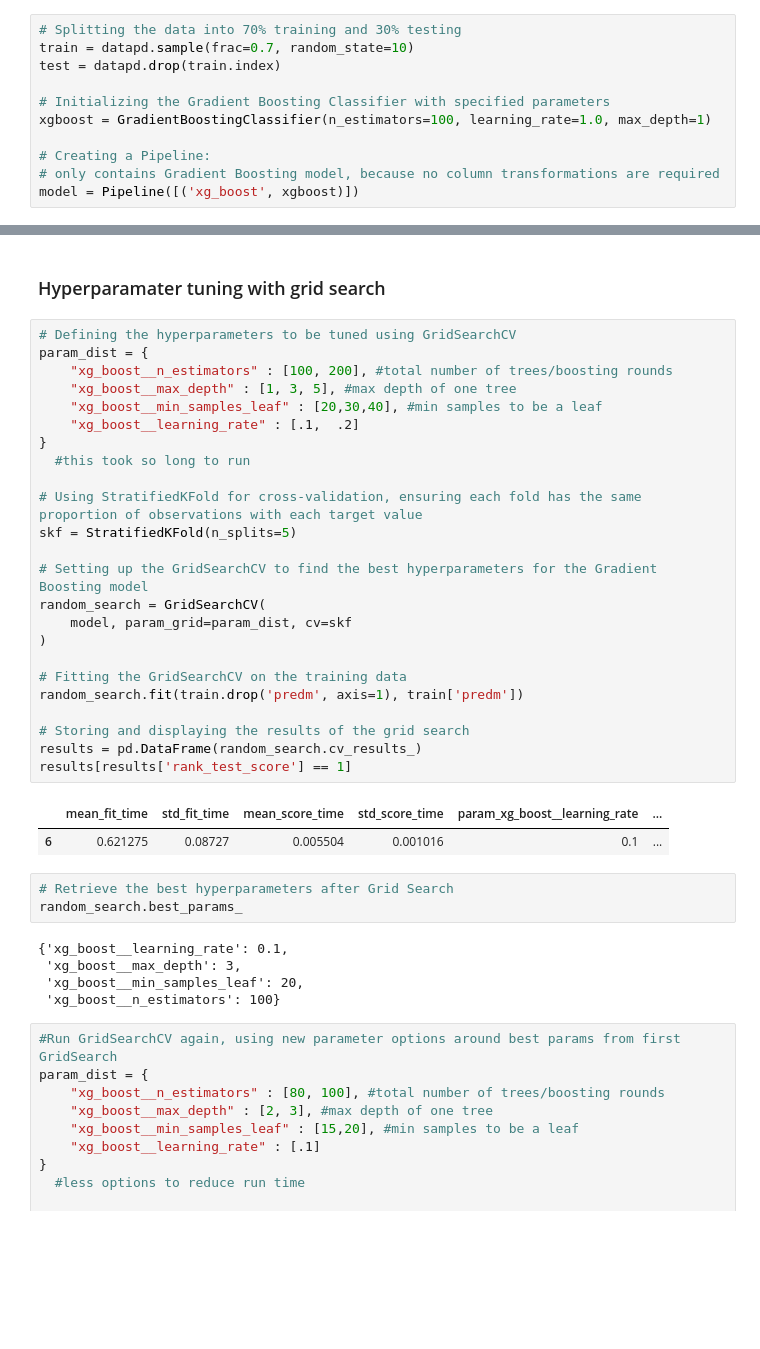
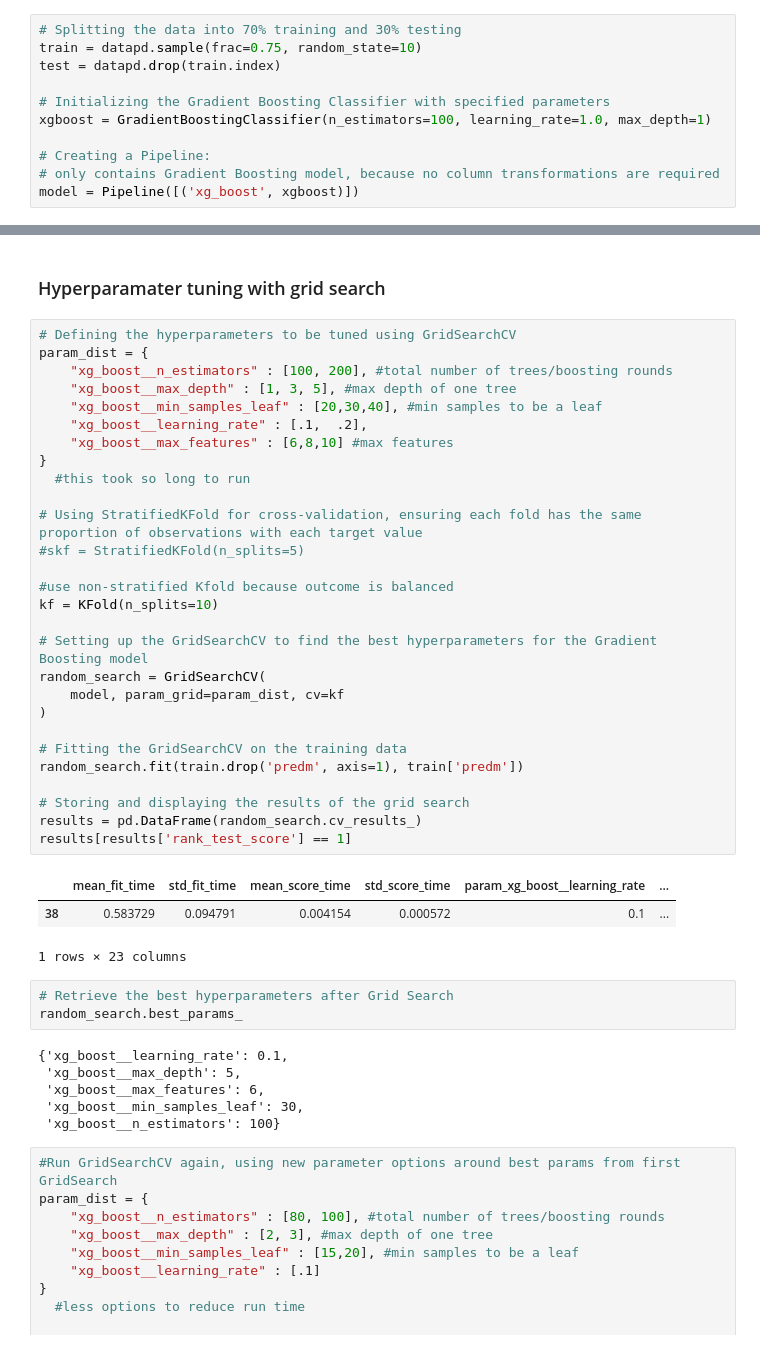
Before and after one commit to lilyzhizhou/Identifying-Prediabetes-ML, a Jupyter notebook: XGboost.ipynb, the cells around one changed output, grey strips where cells are left out. Cells and saved outputs as stored; diff of their text form; blank space fills up the shorter version.

Commit message:
changed to kfold=10, added max features parameter

```diff
--- a/XGboost.ipynb
+++ b/XGboost.ipynb
@@ -96,7 +96,7 @@ numerical_columns = [c for c in datapd.columns if c not in categorical_columns a
 ### Set up model
 # %%
 # Splitting the data into 70% training and 30% testing
-train = datapd.sample(frac=0.7, random_state=10)
+train = datapd.sample(frac=0.75, random_state=10)
 test = datapd.drop(train.index)
 
 # Initializing the Gradient Boosting Classifier with specified parameters
@@ -126,37 +126,43 @@ accuracy_score(test['predm'], Y_pred)
 # %%
 # Defining the hyperparameters to be tuned using GridSearchCV
 param_dist = {
     "xg_boost__n_estimators" : [100, 200], #total number of trees/boosting rounds
     "xg_boost__max_depth" : [1, 3, 5], #max depth of one tree
     "xg_boost__min_samples_leaf" : [20,30,40], #min samples to be a leaf
-    "xg_boost__learning_rate" : [.1,  .2]
+    "xg_boost__learning_rate" : [.1,  .2],
+    "xg_boost__max_features" : [6,8,10] #max features
 }
   #this took so long to run
 
 # Using StratifiedKFold for cross-validation, ensuring each fold has the same proportion of observations with each target value
-skf = StratifiedKFold(n_splits=5)
+#skf = StratifiedKFold(n_splits=5)
+
+#use non-stratified Kfold because outcome is balanced
+kf = KFold(n_splits=10)
 
 # Setting up the GridSearchCV to find the best hyperparameters for the Gradient Boosting model
 random_search = GridSearchCV(
-    model, param_grid=param_dist, cv=skf
+    model, param_grid=param_dist, cv=kf
 )
 
 # Fitting the GridSearchCV on the training data
 random_search.fit(train.drop('predm', axis=1), train['predm'])
 
 # Storing and displaying the results of the grid search
 results = pd.DataFrame(random_search.cv_results_)
 results[results['rank_test_score'] == 1]
 # %% [output]
 |  | mean_fit_time | std_fit_time | mean_score_time | std_score_time | param_xg_boost__learning_rate | ... |
-| 6 | 0.621275 | 0.08727 | 0.005504 | 0.001016 | 0.1 | ... |
+| 38 | 0.583729 | 0.094791 | 0.004154 | 0.000572 | 0.1 | ... |
+1 rows × 23 columns
 # %%
 # Retrieve the best hyperparameters after Grid Search
 random_search.best_params_
 # %% [output]
 {'xg_boost__learning_rate': 0.1,
- 'xg_boost__max_depth': 3,
- 'xg_boost__min_samples_leaf': 20,
+ 'xg_boost__max_depth': 5,
+ 'xg_boost__max_features': 6,
+ 'xg_boost__min_samples_leaf': 30,
  'xg_boost__n_estimators': 100}
 # %%
 #Run GridSearchCV again, using new parameter options around best params from first GridSearch
```
Also changed, not shown: parts of 2 cells of this notebook.
